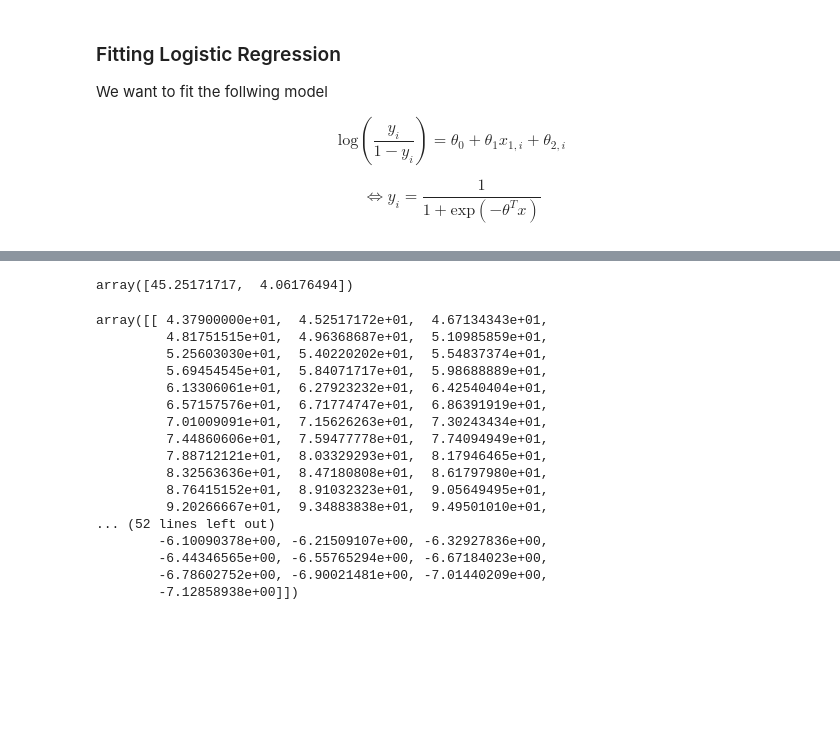
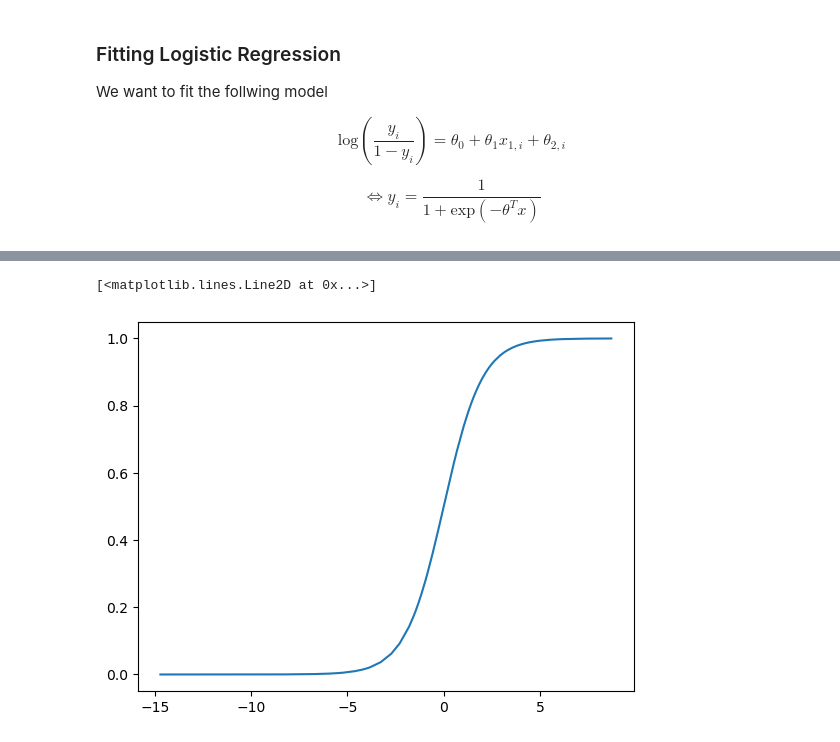
Before and after one commit to RPifaut/machine_learning, a Jupyter notebook: Basic Notions/logistic_regression.ipynb, the cells around one changed output, grey strips where cells are left out. Cells and saved outputs as stored; diff of their text form; code cells hidden in the pictures; blank space fills up the shorter version.

```diff
--- a/Basic Notions/logistic_regression.ipynb
+++ b/Basic Notions/logistic_regression.ipynb
@@ -116,24 +105,0 @@ arr_plot = arr_plot[(arr_plot[:, 1] >= X_train["mean compactness"].min() - 0.1)
-# %%
-arr_plot[1, :]
-# %% [output]
-array([45.25171717,  4.06176494])
-# %%
-test
-# %% [output]
-array([[ 4.37900000e+01,  4.52517172e+01,  4.67134343e+01,
-         4.81751515e+01,  4.96368687e+01,  5.10985859e+01,
-         5.25603030e+01,  5.40220202e+01,  5.54837374e+01,
-         5.69454545e+01,  5.84071717e+01,  5.98688889e+01,
-         6.13306061e+01,  6.27923232e+01,  6.42540404e+01,
-         6.57157576e+01,  6.71774747e+01,  6.86391919e+01,
-         7.01009091e+01,  7.15626263e+01,  7.30243434e+01,
-         7.44860606e+01,  7.59477778e+01,  7.74094949e+01,
-         7.88712121e+01,  8.03329293e+01,  8.17946465e+01,
-         8.32563636e+01,  8.47180808e+01,  8.61797980e+01,
-         8.76415152e+01,  8.91032323e+01,  9.05649495e+01,
-         9.20266667e+01,  9.34883838e+01,  9.49501010e+01,
-... (52 lines left out)
-        -6.10090378e+00, -6.21509107e+00, -6.32927836e+00,
-        -6.44346565e+00, -6.55765294e+00, -6.67184023e+00,
-        -6.78602752e+00, -6.90021481e+00, -7.01440209e+00,
-        -7.12858938e+00]])
@@ -187,0 +108,22 @@ fig.show()
+# %%
+# Sigmooid Function
+sigmoid = lambda x: 1 / (1 + np.exp(-x))
+
+# Training Data
+X = X_train.values @ model.coef_[0] + model.intercept_[0]
+Y = sigmoid(X)
+arr_plot_train = np.array(list(zip(Y, X)))
+arr_plot_train = arr_plot_train[arr_plot_train[:,1].argsort()]
+arr_plot_train
+
+# Testing Data
+X = X_test.values @ model.coef_[0] + model.intercept_[0]
+Y = sigmoid(X)
+arr_plot_test = np.array(list(zip(Y, X)))
+arr_plot_test = arr_plot_test[arr_plot_test[:,1].argsort()]
+arr_plot_test
+
+plt.plot(arr_plot_test[:, 1], arr_plot_test[:, 0])
+# %% [output]
+[<matplotlib.lines.Line2D at 0x...>]
+[figure, added]
```
Also changed, not shown: parts of 5 cells of this notebook.
